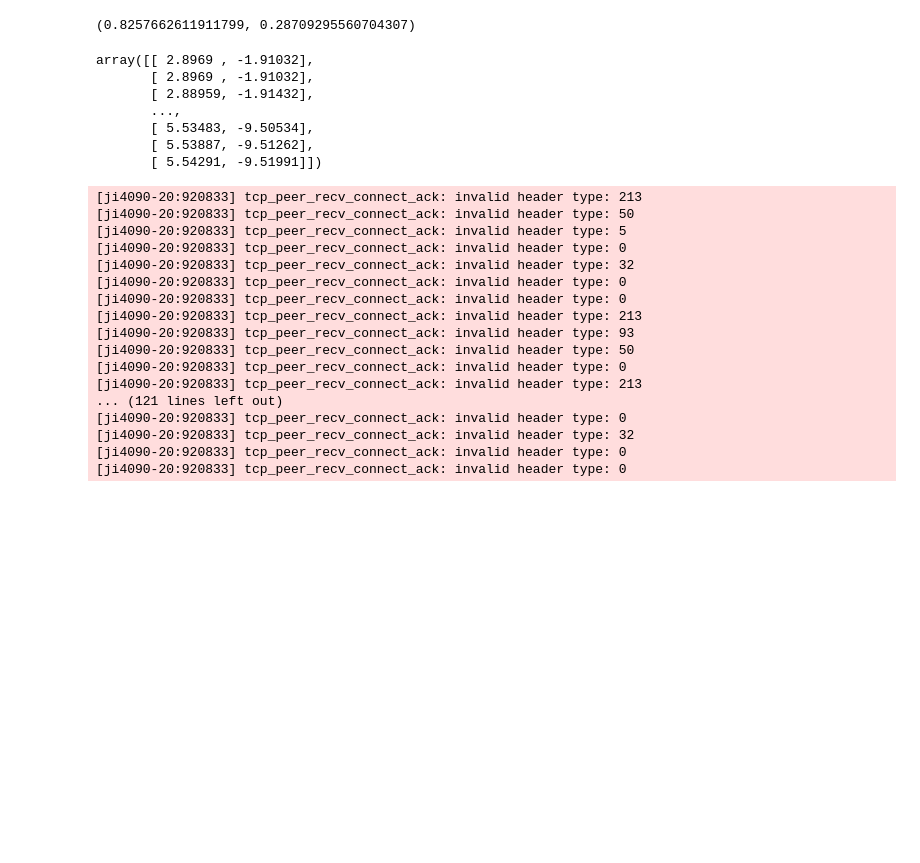
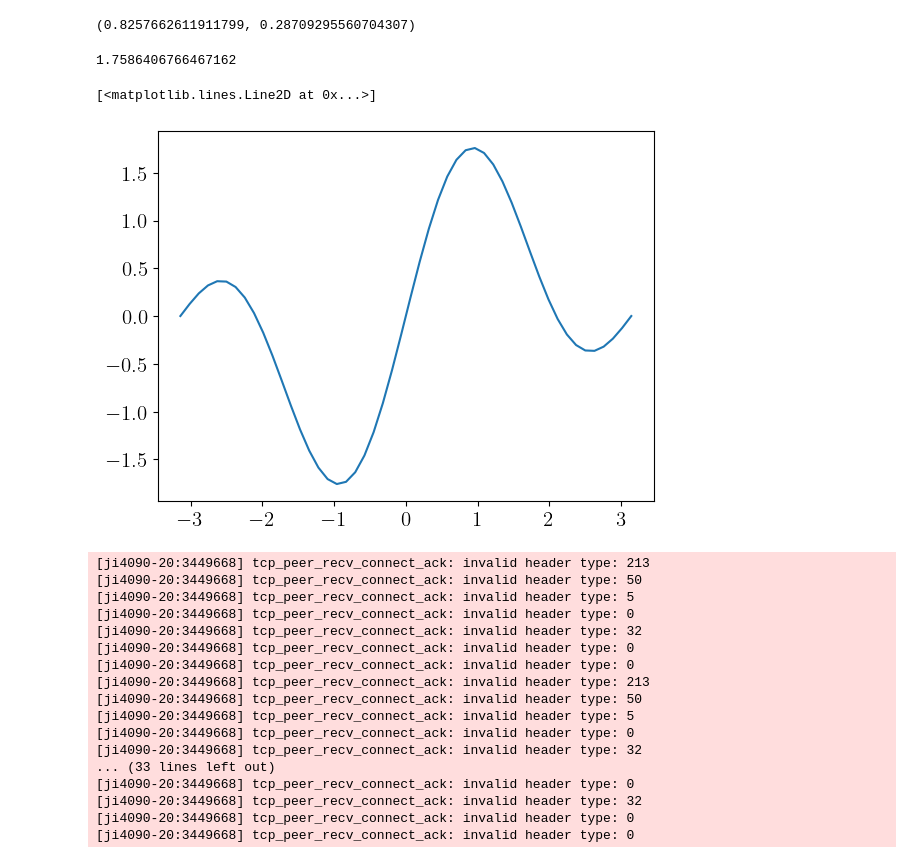
Before and after one commit to pcmagic/ActiveMatter, a Jupyter notebook: collectiveFish/try_Behavior2DProblem.ipynb, the cells around one changed output. Saved outputs shown, nothing was run; the diff lists cells and outputs as text; code cells hidden in the pictures; blank space fills up the shorter version.

```diff
--- a/collectiveFish/try_Behavior2DProblem.ipynb
+++ b/collectiveFish/try_Behavior2DProblem.ipynb
@@ -155,29 +155,28 @@ prb1.polar, prb1.milling_Daniel2014
 # %% [output]
 (0.8257662611911799, 0.28709295560704307)
 # %%
-obji.X_hist
+tx = np.linspace(-1, 1) * np.pi
+ty = np.sin(tx) + np.sin(2 * tx)
+print(np.max(np.abs(ty)))
+plt.plot(tx, ty)
 # %% [output]
-array([[ 2.8969 , -1.91032],
-       [ 2.8969 , -1.91032],
-       [ 2.88959, -1.91432],
-       ...,
-       [ 5.53483, -9.50534],
-       [ 5.53887, -9.51262],
-       [ 5.54291, -9.51991]])
+1.7586406766467162
-[ji4090-20:920833] tcp_peer_recv_connect_ack: invalid header type: 213
-[ji4090-20:920833] tcp_peer_recv_connect_ack: invalid header type: 50
-[ji4090-20:920833] tcp_peer_recv_connect_ack: invalid header type: 5
-[ji4090-20:920833] tcp_peer_recv_connect_ack: invalid header type: 0
-[ji4090-20:920833] tcp_peer_recv_connect_ack: invalid header type: 32
-[ji4090-20:920833] tcp_peer_recv_connect_ack: invalid header type: 0
-[ji4090-20:920833] tcp_peer_recv_connect_ack: invalid header type: 0
-[ji4090-20:920833] tcp_peer_recv_connect_ack: invalid header type: 213
-[ji4090-20:920833] tcp_peer_recv_connect_ack: invalid header type: 93
-[ji4090-20:920833] tcp_peer_recv_connect_ack: invalid header type: 50
-[ji4090-20:920833] tcp_peer_recv_connect_ack: invalid header type: 0
-[ji4090-20:920833] tcp_peer_recv_connect_ack: invalid header type: 213
-... (121 lines left out)
-[ji4090-20:920833] tcp_peer_recv_connect_ack: invalid header type: 0
-[ji4090-20:920833] tcp_peer_recv_connect_ack: invalid header type: 32
-[ji4090-20:920833] tcp_peer_recv_connect_ack: invalid header type: 0
-[ji4090-20:920833] tcp_peer_recv_connect_ack: invalid header type: 0
+[<matplotlib.lines.Line2D at 0x...>]
+[figure, added]
+[ji4090-20:3449668] tcp_peer_recv_connect_ack: invalid header type: 213
+[ji4090-20:3449668] tcp_peer_recv_connect_ack: invalid header type: 50
+[ji4090-20:3449668] tcp_peer_recv_connect_ack: invalid header type: 5
+[ji4090-20:3449668] tcp_peer_recv_connect_ack: invalid header type: 0
+[ji4090-20:3449668] tcp_peer_recv_connect_ack: invalid header type: 32
+[ji4090-20:3449668] tcp_peer_recv_connect_ack: invalid header type: 0
+[ji4090-20:3449668] tcp_peer_recv_connect_ack: invalid header type: 0
+[ji4090-20:3449668] tcp_peer_recv_connect_ack: invalid header type: 213
+[ji4090-20:3449668] tcp_peer_recv_connect_ack: invalid header type: 50
+[ji4090-20:3449668] tcp_peer_recv_connect_ack: invalid header type: 5
+[ji4090-20:3449668] tcp_peer_recv_connect_ack: invalid header type: 0
+[ji4090-20:3449668] tcp_peer_recv_connect_ack: invalid header type: 32
+... (33 lines left out)
+[ji4090-20:3449668] tcp_peer_recv_connect_ack: invalid header type: 0
+[ji4090-20:3449668] tcp_peer_recv_connect_ack: invalid header type: 32
+[ji4090-20:3449668] tcp_peer_recv_connect_ack: invalid header type: 0
+[ji4090-20:3449668] tcp_peer_recv_connect_ack: invalid header type: 0
```
Also changed, not shown: parts of 1 cell of this notebook, 24 other files.
